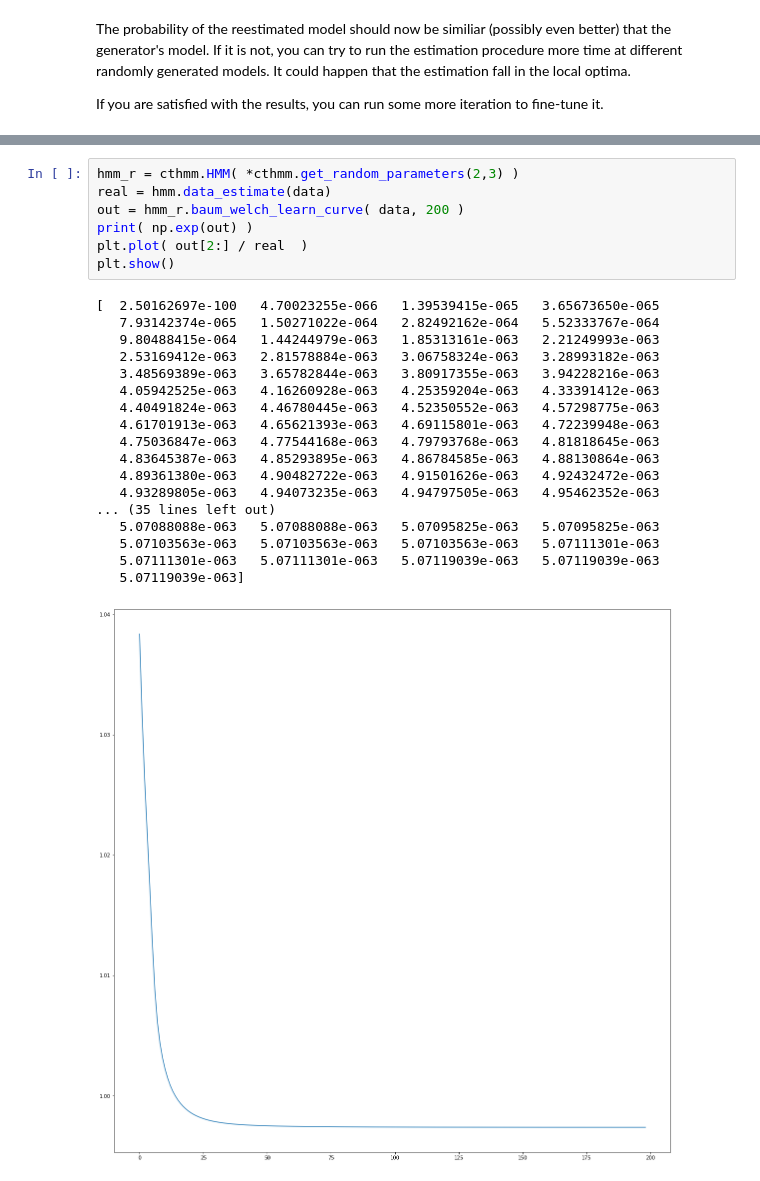
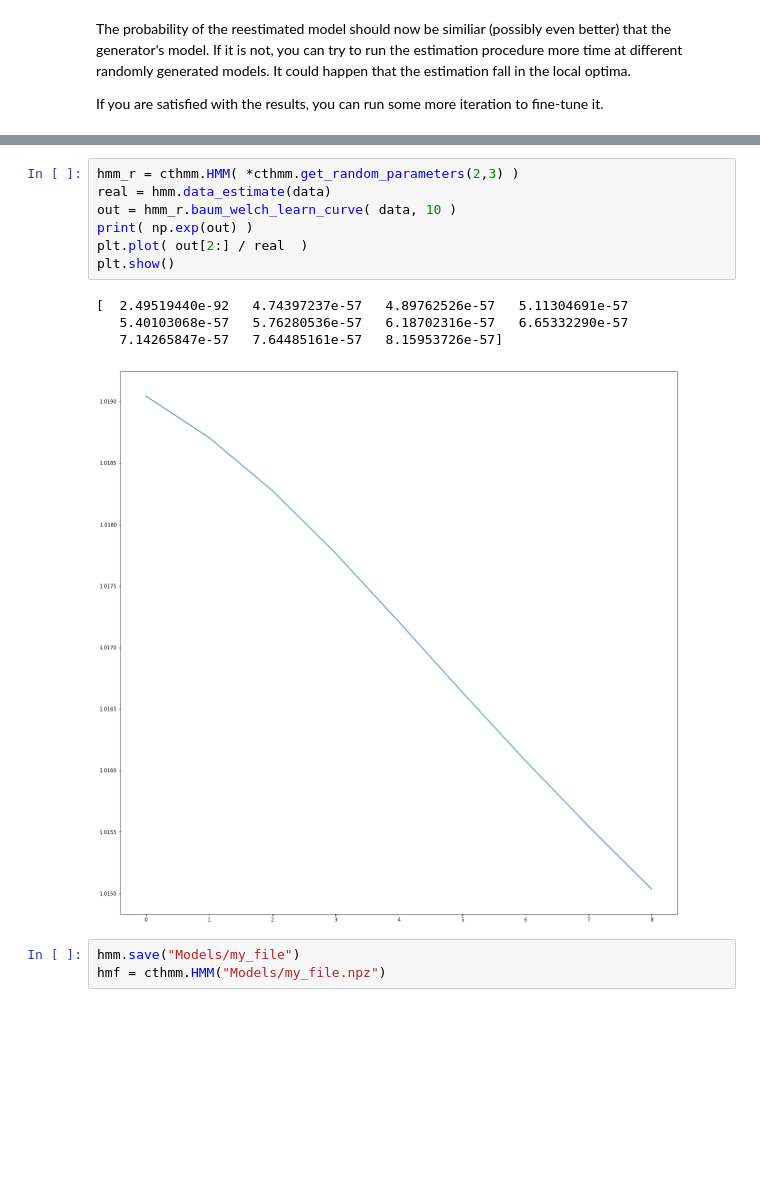
Before and after one commit to lopatovsky/HMMs, a Jupyter notebook: CT-HMM.ipynb, the cells around one changed output, grey strips where cells are left out. Cells and saved outputs as stored; diff of their text form; blank space fills up the shorter version.

Commit message:
Support read and save of the model

```diff
--- a/CT-HMM.ipynb
+++ b/CT-HMM.ipynb
@@ -164,26 +164,15 @@ Emission probabilities matrix (B):
 # %%
 hmm_r = cthmm.HMM( *cthmm.get_random_parameters(2,3) )
 real = hmm.data_estimate(data)
-out = hmm_r.baum_welch_learn_curve( data, 200 )
+out = hmm_r.baum_welch_learn_curve( data, 10 )
 print( np.exp(out) )
 plt.plot( out[2:] / real  )
 plt.show()
 # %% [output]
-[  2.50162697e-100   4.70023255e-066   1.39539415e-065   3.65673650e-065
-   7.93142374e-065   1.50271022e-064   2.82492162e-064   5.52333767e-064
-   9.80488415e-064   1.44244979e-063   1.85313161e-063   2.21249993e-063
-   2.53169412e-063   2.81578884e-063   3.06758324e-063   3.28993182e-063
-   3.48569389e-063   3.65782844e-063   3.80917355e-063   3.94228216e-063
-   4.05942525e-063   4.16260928e-063   4.25359204e-063   4.33391412e-063
-   4.40491824e-063   4.46780445e-063   4.52350552e-063   4.57298775e-063
-   4.61701913e-063   4.65621393e-063   4.69115801e-063   4.72239948e-063
-   4.75036847e-063   4.77544168e-063   4.79793768e-063   4.81818645e-063
-   4.83645387e-063   4.85293895e-063   4.86784585e-063   4.88130864e-063
-   4.89361380e-063   4.90482722e-063   4.91501626e-063   4.92432472e-063
-   4.93289805e-063   4.94073235e-063   4.94797505e-063   4.95462352e-063
-... (35 lines left out)
-   5.07088088e-063   5.07088088e-063   5.07095825e-063   5.07095825e-063
-   5.07103563e-063   5.07103563e-063   5.07103563e-063   5.07111301e-063
-   5.07111301e-063   5.07111301e-063   5.07119039e-063   5.07119039e-063
-   5.07119039e-063]
+[  2.49519440e-92   4.74397237e-57   4.89762526e-57   5.11304691e-57
+   5.40103068e-57   5.76280536e-57   6.18702316e-57   6.65332290e-57
+   7.14265847e-57   7.64485161e-57   8.15953726e-57]
-[figure, old version]
+[figure, new version]
+# %%
+hmm.save("Models/my_file")
+hmf = cthmm.HMM("Models/my_file.npz")
```
Also changed, not shown: parts of 11 cells of this notebook, 2 other files.
